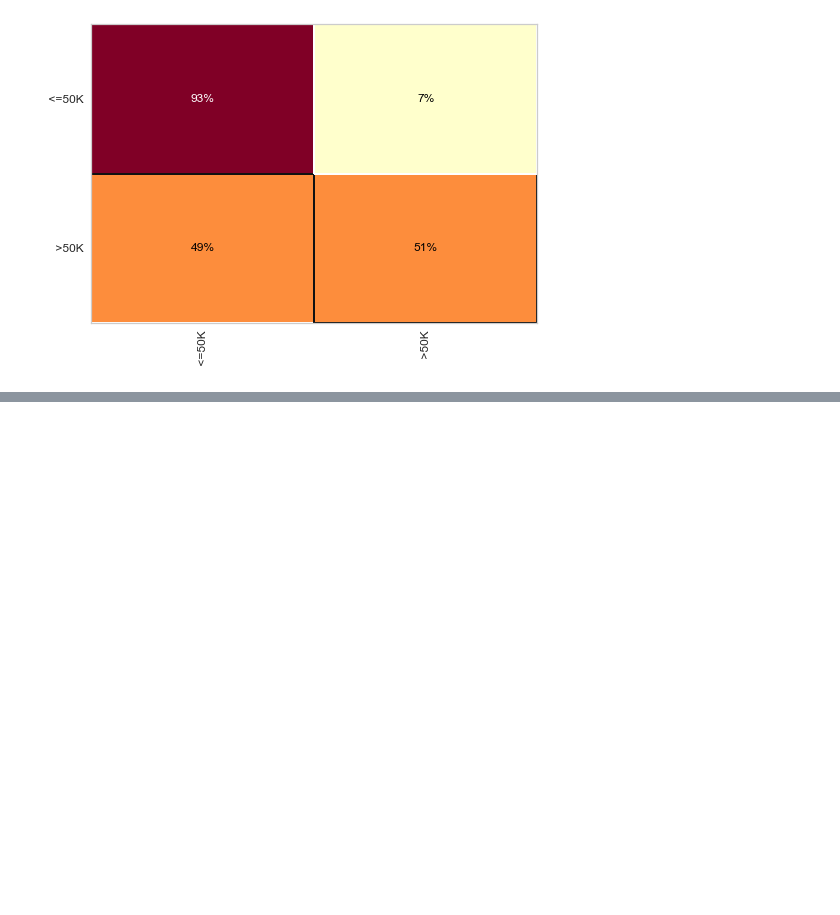
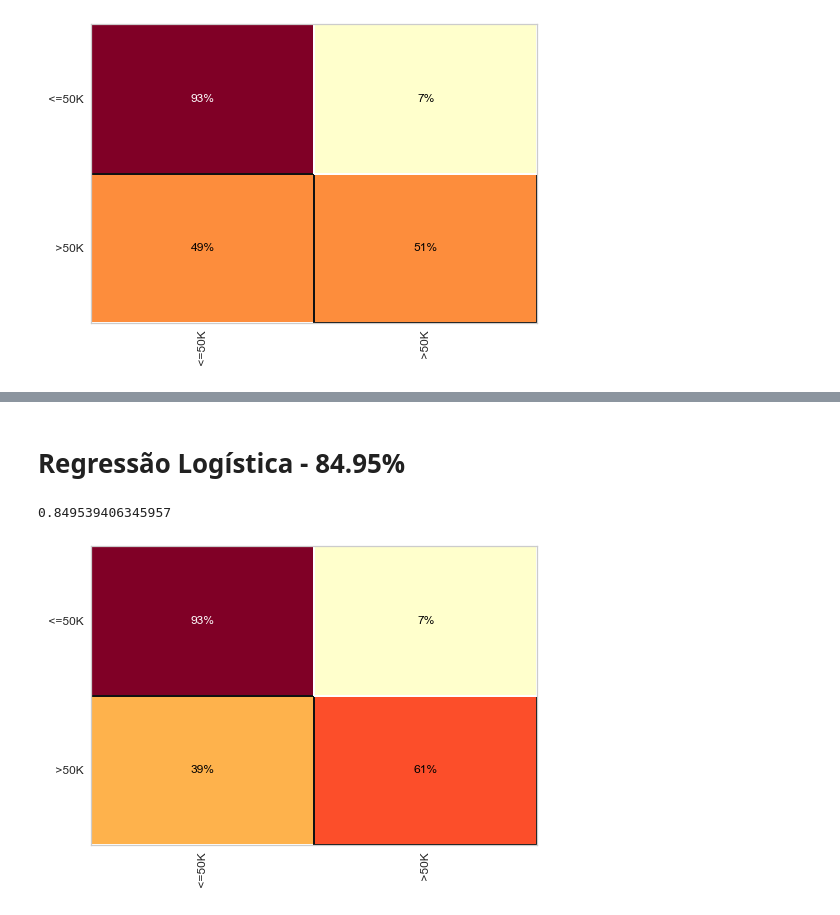
Before and after one commit to VictorDMe/curso-machine-learning, a Jupyter notebook: cursoML_census.ipynb, the cells around one changed output, grey strips where cells are left out. Saved outputs shown, nothing was run; the diff lists cells and outputs as text; code cells hidden in the pictures; blank space fills up the shorter version.

Commit message:
Adicionado regressão logística

```diff
--- a/cursoML_census.ipynb
+++ b/cursoML_census.ipynb
@@ -122,3 +122,8 @@ cm.score(X_test, Y_test)
 # %% [output]
 0.8290685772773797
 [figure]
+# %%
+knn_model = KNeighborsClassifier(n_neighbors=10)
+knn_model.fit(X_train, Y_train)
+previsao_knn = knn_model.predict(X_test)
+print(f'{classification_report(Y_test, previsao_knn)}\n Porcentagem: {accuracy_score(Y_test, previsao_knn) * 100}%')
@@ -124,0 +141,2 @@ cm.score(X_test, Y_test)
+# %% [markdown]
+# Regressão Logística - 84.95%
@@ -124,0 +145,7 @@ cm.score(X_test, Y_test)
+# %%
+cm = ConfusionMatrix(LogisticRegression(random_state=1), percent=True)
+cm.fit(X_train, Y_train)
+cm.score(X_test, Y_test)
+# %% [output]
+0.849539406345957
+[figure, added]
```
Also changed, not shown: parts of 3 cells of this notebook, 1 other file.
